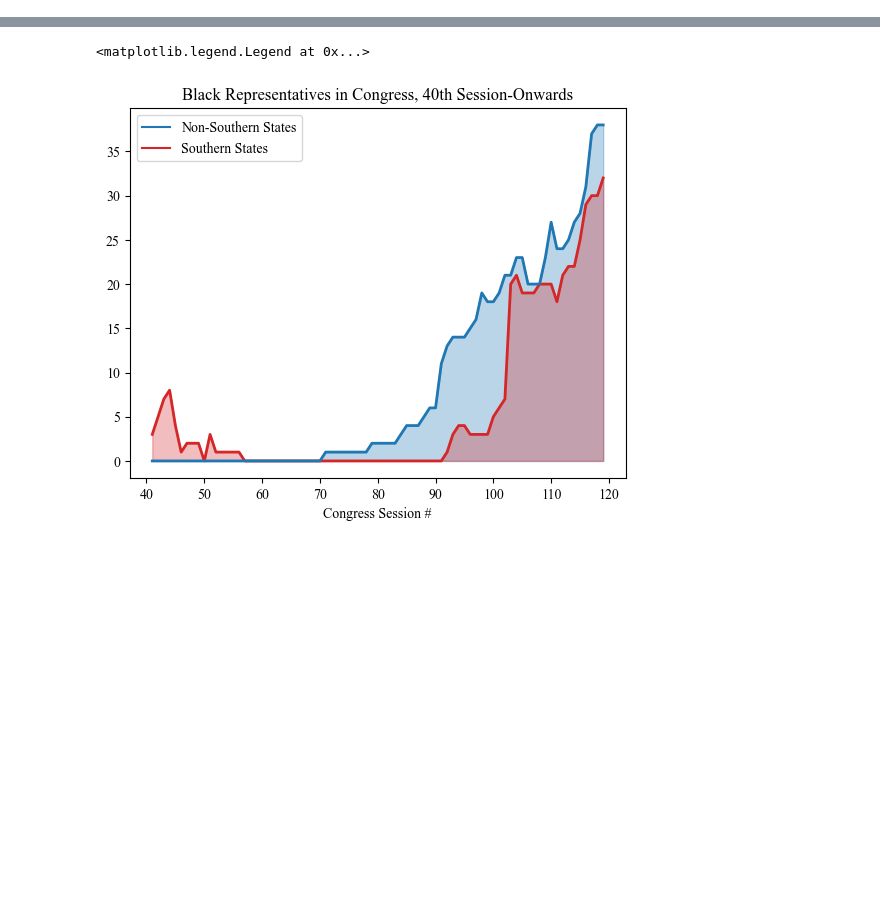
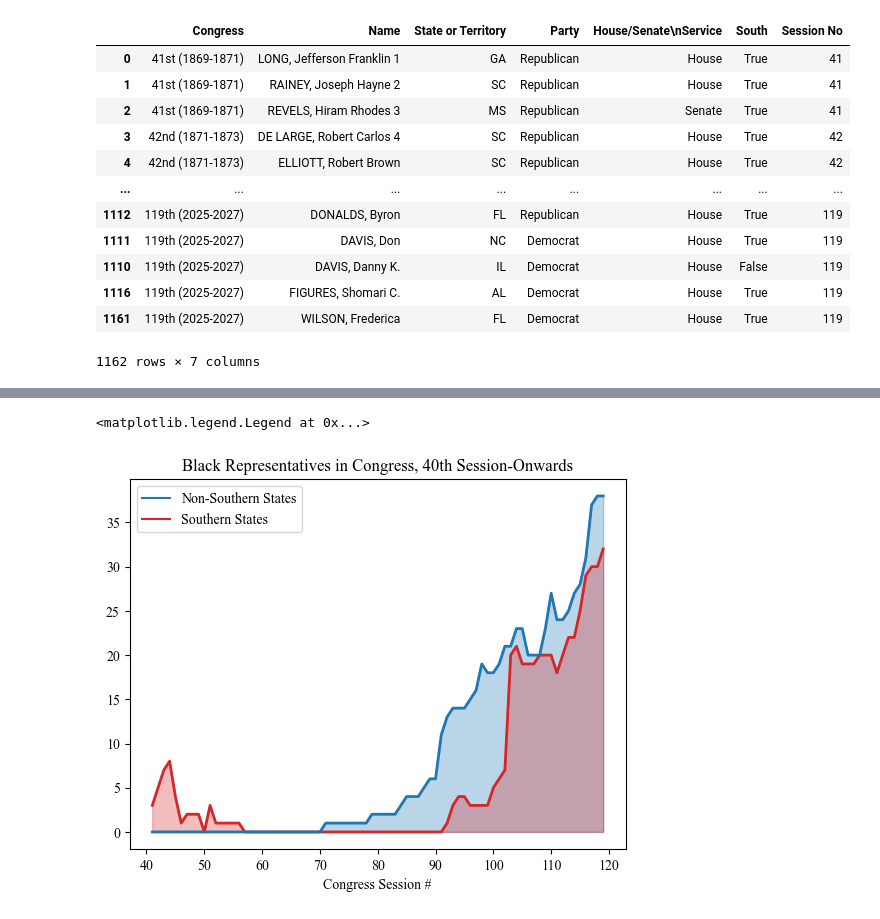
Before and after one commit to angela-moon/vra-analysis-south, a Jupyter notebook: black_representation_plot/black_representation_plot.ipynb, the cells around one changed output, grey strips where cells are left out. Saved outputs shown, nothing was run; the diff lists cells and outputs as text; code cells hidden in the pictures; blank space fills up the shorter version.

```diff
--- a/black_representation_plot/black_representation_plot.ipynb
+++ b/black_representation_plot/black_representation_plot.ipynb
@@ -4,6 +8,22 @@ import pandas as pd
 import matplotlib.pyplot as plt
 # %%
 df = pd.read_csv("./us_black_congress.csv")
+# %%
+df
+# %% [output]
+|  | Congress | Name | State or Territory | Party | House/Senate\nService | South | Session No |
+| 0 | 41st (1869-1871) | LONG, Jefferson Franklin 1 | GA | Republican | House | True | 41 |
+| 1 | 41st (1869-1871) | RAINEY, Joseph Hayne 2 | SC | Republican | House | True | 41 |
+| 2 | 41st (1869-1871) | REVELS, Hiram Rhodes 3 | MS | Republican | Senate | True | 41 |
+| 3 | 42nd (1871-1873) | DE LARGE, Robert Carlos 4 | SC | Republican | House | True | 42 |
+| 4 | 42nd (1871-1873) | ELLIOTT, Robert Brown | SC | Republican | House | True | 42 |
+| ... | ... | ... | ... | ... | ... | ... | ... |
+| 1112 | 119th (2025-2027) | DONALDS, Byron | FL | Republican | House | True | 119 |
+| 1111 | 119th (2025-2027) | DAVIS, Don | NC | Democrat | House | True | 119 |
+| 1110 | 119th (2025-2027) | DAVIS, Danny K. | IL | Democrat | House | False | 119 |
+| 1116 | 119th (2025-2027) | FIGURES, Shomari C. | AL | Democrat | House | True | 119 |
+| 1161 | 119th (2025-2027) | WILSON, Frederica | FL | Democrat | House | True | 119 |
+1162 rows × 7 columns
 # %%
 df["South"] = False
 # %%
```
Also changed, not shown: parts of 13 cells of this notebook, 1 other file.
